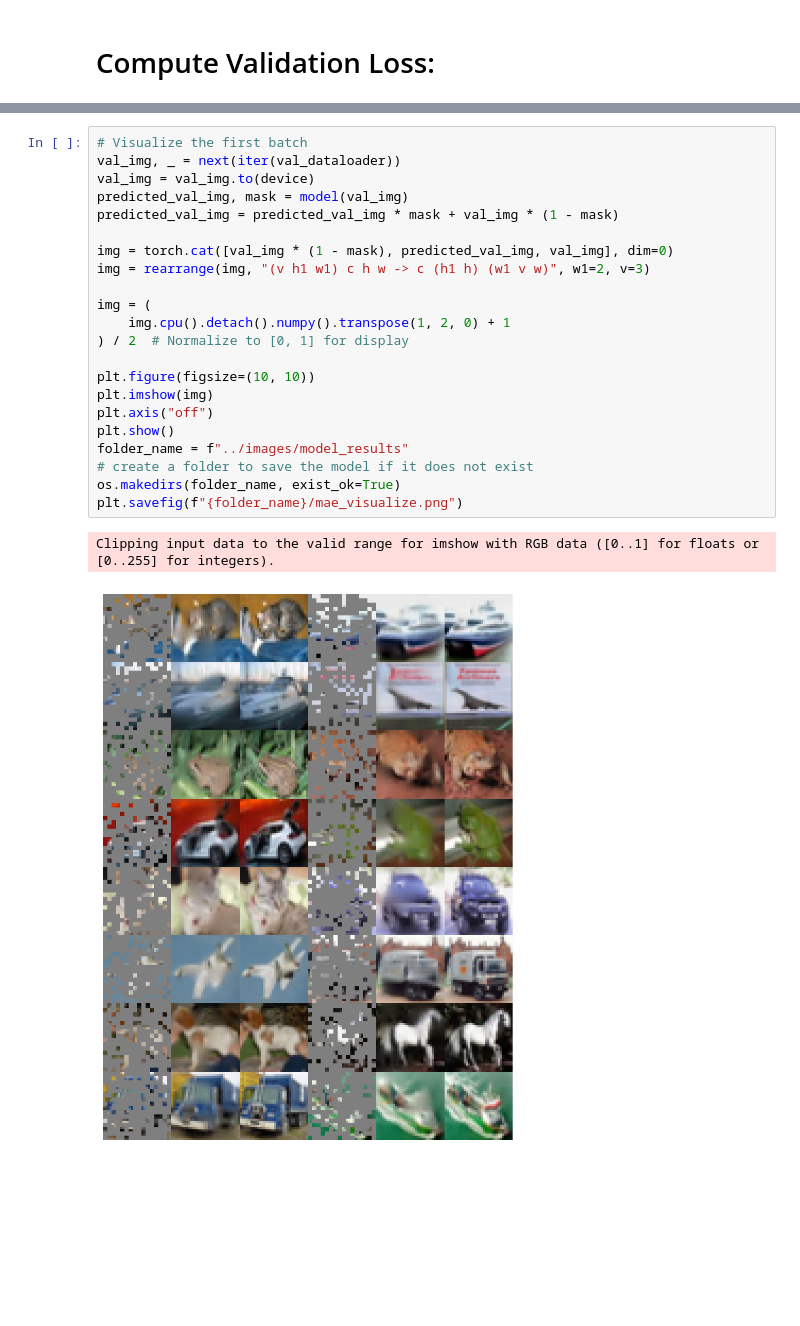
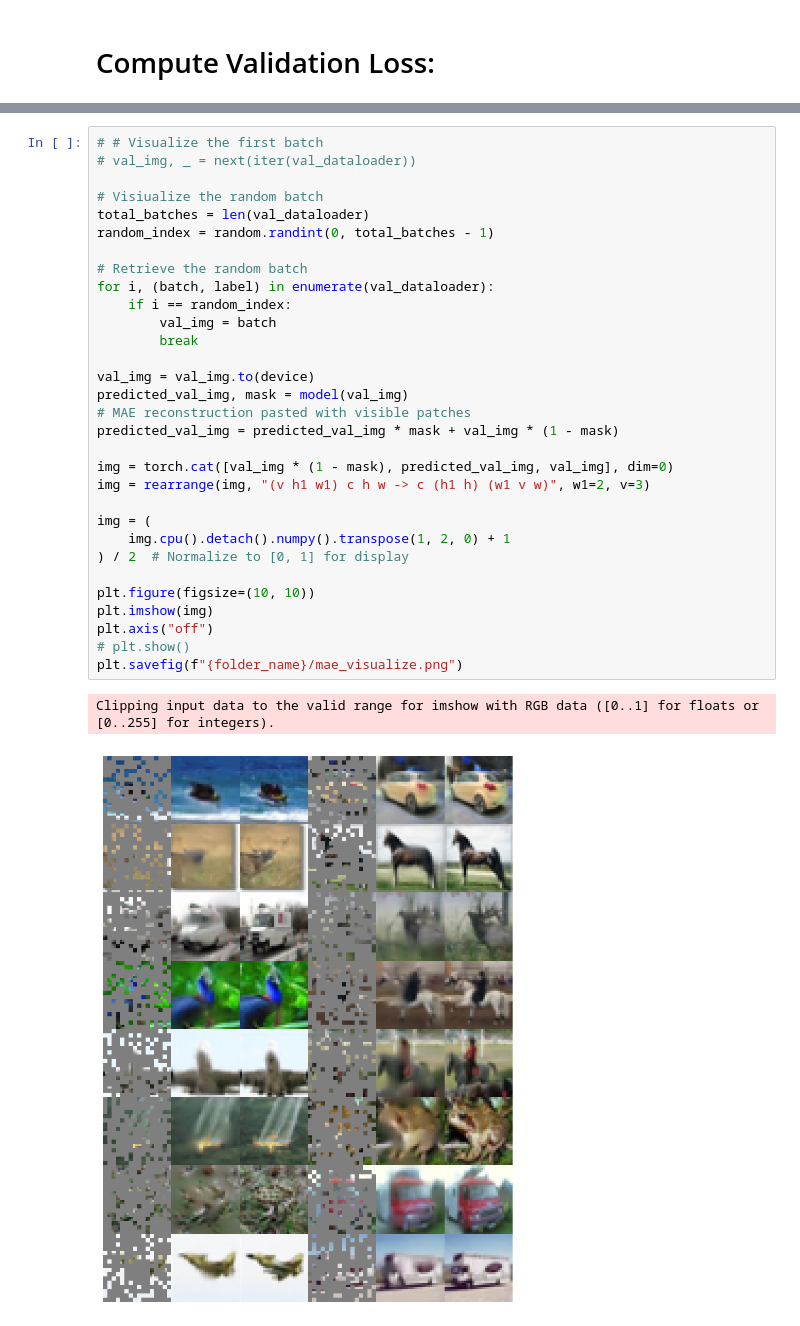
Before and after one commit to turhancan97/Learning-by-Reconstruction-with-MAE, a Jupyter notebook: demo/mae_visualize.ipynb, the cells around one changed output, grey strips where cells are left out. Saved outputs shown, nothing was run; the diff lists cells and outputs as text; blank space fills up the shorter version.

```diff
--- a/demo/mae_visualize.ipynb
+++ b/demo/mae_visualize.ipynb
@@ -82,25 +72,34 @@ Validation Loss: 0.0316
 # %%
-# Visualize the first batch
-val_img, _ = next(iter(val_dataloader))
+# # Visualize the first batch
+# val_img, _ = next(iter(val_dataloader))
+
+# Visiualize the random batch
+total_batches = len(val_dataloader)
+random_index = random.randint(0, total_batches - 1)
+
+# Retrieve the random batch
+for i, (batch, label) in enumerate(val_dataloader):
+    if i == random_index:
+        val_img = batch
+        break
+
 val_img = val_img.to(device)
 predicted_val_img, mask = model(val_img)
+# MAE reconstruction pasted with visible patches
 predicted_val_img = predicted_val_img * mask + val_img * (1 - mask)
 
 img = torch.cat([val_img * (1 - mask), predicted_val_img, val_img], dim=0)
 img = rearrange(img, "(v h1 w1) c h w -> c (h1 h) (w1 v w)", w1=2, v=3)
 
 img = (
     img.cpu().detach().numpy().transpose(1, 2, 0) + 1
 ) / 2  # Normalize to [0, 1] for display
 
 plt.figure(figsize=(10, 10))
 plt.imshow(img)
 plt.axis("off")
-plt.show()
-folder_name = f"../images/model_results"
-# create a folder to save the model if it does not exist
-os.makedirs(folder_name, exist_ok=True)
+# plt.show()
 plt.savefig(f"{folder_name}/mae_visualize.png")
 # %% [output]
 Clipping input data to the valid range for imshow with RGB data ([0..1] for floats or [0..255] for integers).
-[figure, old version]
+[figure, new version]
```
Also changed, not shown: parts of 6 cells of this notebook.
